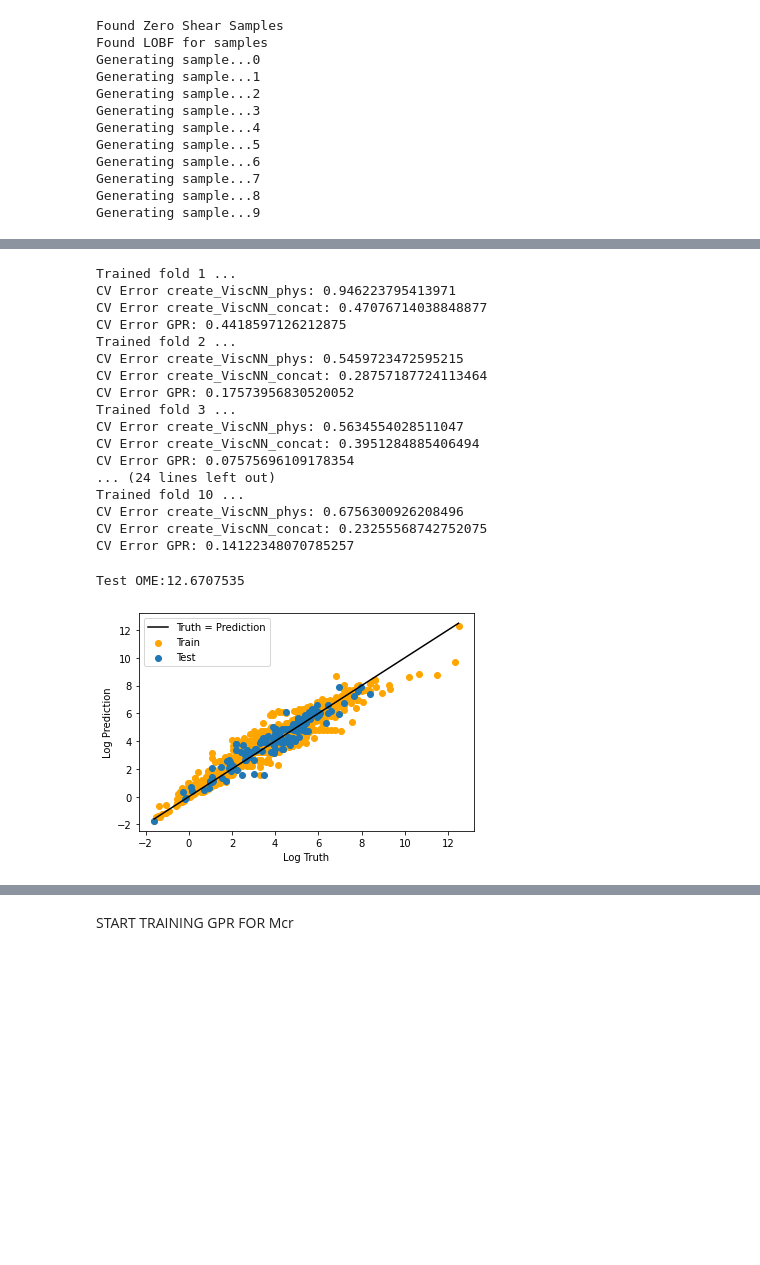
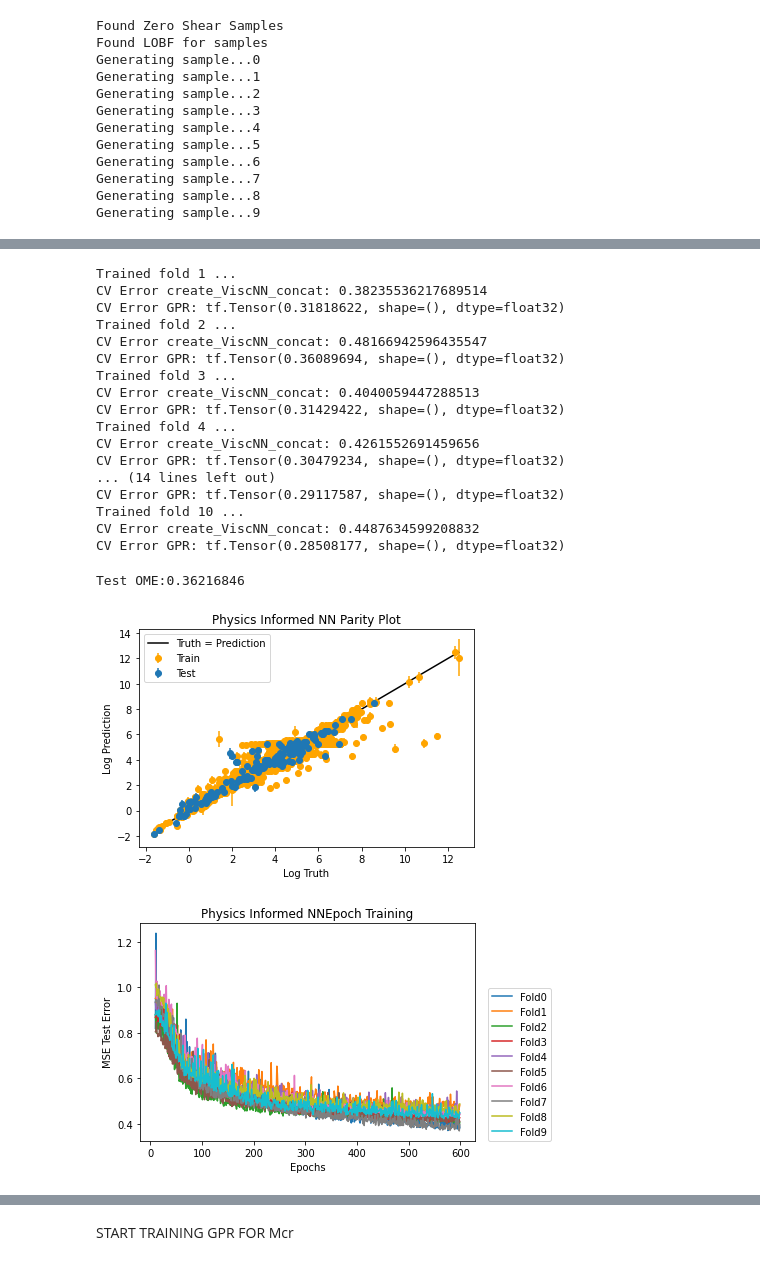
Before and after one commit to ajain300/Melt_Viscosity_Predictor, a Jupyter notebook: viscosityNN.ipynb, the cells around one changed output, grey strips where cells are left out. Saved outputs shown, nothing was run; the diff lists cells and outputs as text; code cells hidden in the pictures; blank space fills up the shorter version.

```diff
--- a/viscosityNN.ipynb
+++ b/viscosityNN.ipynb
@@ -94,7 +99,7 @@ log_shear = np.array(filtered_data['log_Shear_Rate']).reshape((tot_samples,1))
 shear = np.array(filtered_data['Shear_Rate']).reshape((tot_samples,1))
 Temp = np.array(filtered_data['Temperature']).reshape((tot_samples,1))
 scaler = MinMaxScaler(copy = False)
-scaler.fit(X_tot).transform(X_tot);
+scaler.fit(X_tot).transform(X_tot)
 #y_scaler = MinMaxScaler(copy = False)
 #y_scaler.fit(Y_tot).transform(Y_tot);
 #S_scaler = MaxAbsScaler().fit(log_shear)
@@ -103,7 +108,9 @@ T_scaler = MinMaxScaler().fit(Temp)
 Temp = T_scaler.transform(Temp);
 M_scaler = MinMaxScaler().fit(logMw)
 logMw = M_scaler.transform(logMw);
-S_trans = PowerTransformer(standardize = False).fit(shear)
-S_scaler = MinMaxScaler().fit(S_trans.transform(shear))
-shear = S_scaler.transform(S_trans.transform(shear))
-gpr_Mcr = Mcr_gpr_train(OG_fp, pca, M_scaler, scaler)
+#S_trans = PowerTransformer(standardize = False).fit(shear)
+#S_scaler = MinMaxScaler().fit(S_trans.transform(shear))
+S_scaler = MinMaxScaler().fit((shear))
+#shear = S_scaler.transform(S_trans.transform(shear))
+shear = S_scaler.transform((shear))
+#gpr_Mcr, mcr_cv_error = Mcr_gpr_train(OG_fp, None, M_scaler, scaler, transform = False)
@@ -114,5 +117,5 @@ array([-0.20024025])
 # %%
-XX, X_test, yy, y_test, M, M_test, S, S_test, T, T_test, train_ind, test_ind, gr_Mcr, gr_Mcr_test = train_test_split(X_tot, Y_tot, logMw, shear, Temp, range(tot_samples), np.array(above_Mcr(logMw, Mcr = gpr_Mcr.predict_y(X_tot)[0])), test_size= 0.10)
+XX, X_test, yy, y_test, M, M_test, S, S_test, T, T_test, train_ind, test_ind = train_test_split(X_tot, Y_tot,logMw, shear, Temp, range(tot_samples), test_size= 0.10)
 # %%
 plt.scatter(M, yy, c = 'orange')
 plt.scatter(M_test, y_test)
@@ -132,43 +135,44 @@ plt.scatter(T_test, y_test)
 # %%
-models, history, gpr_models, gp_cv  = crossval_compare([create_ViscNN_phys, create_ViscNN_concat], XX, yy, M=M, S=S, T=T, gr_Mcr=gr_Mcr, verbose = 1, random_state = 75, gpr_model = create_GPR)
+models, history, gpr_models, gp_cv  = crossval_compare([create_ViscNN_concat], XX, yy, M=M, S=S, T=T, S_trans = S_trans, S_scaler = S_scaler, M_scaler = M_scaler, verbose = 1, gpr_model = create_GPR, epochs = 600)
 # %% [output]
 Trained fold 1 ...
-CV Error create_ViscNN_phys: 0.946223795413971
-CV Error create_ViscNN_concat: 0.47076714038848877
-CV Error GPR: 0.4418597126212875
+CV Error create_ViscNN_concat: 0.38235536217689514
+CV Error GPR: tf.Tensor(0.31818622, shape=(), dtype=float32)
 Trained fold 2 ...
-CV Error create_ViscNN_phys: 0.5459723472595215
-CV Error create_ViscNN_concat: 0.28757187724113464
-CV Error GPR: 0.17573956830520052
+CV Error create_ViscNN_concat: 0.48166942596435547
+CV Error GPR: tf.Tensor(0.36089694, shape=(), dtype=float32)
 Trained fold 3 ...
-CV Error create_ViscNN_phys: 0.5634554028511047
-CV Error create_ViscNN_concat: 0.3951284885406494
-CV Error GPR: 0.07575696109178354
-... (24 lines left out)
+CV Error create_ViscNN_concat: 0.4040059447288513
+CV Error GPR: tf.Tensor(0.31429422, shape=(), dtype=float32)
+Trained fold 4 ...
+CV Error create_ViscNN_concat: 0.4261552691459656
+CV Error GPR: tf.Tensor(0.30479234, shape=(), dtype=float32)
+... (14 lines left out)
+CV Error GPR: tf.Tensor(0.29117587, shape=(), dtype=float32)
 Trained fold 10 ...
-CV Error create_ViscNN_phys: 0.6756300926208496
-CV Error create_ViscNN_concat: 0.23255568742752075
-CV Error GPR: 0.14122348070785257
+CV Error create_ViscNN_concat: 0.4487634599208832
+CV Error GPR: tf.Tensor(0.28508177, shape=(), dtype=float32)
+# %%
+model_num = 8
 # %%
-m_P = models[0][5]
+m_P = models[0][model_num]
 
-test_pred =  m_P.predict([X_test, M_test, S_test, T_test, gr_Mcr_test])
-train_pred = m_P.predict([XX, M, S, T, gr_Mcr])
-plt.scatter(yy, train_pred, c = 'orange')
-plt.scatter(y_test, test_pred)
+test_pred, test_var = predict_all_cv(models[0],[X_test, M_test, S_test, T_test])
+train_pred, train_var = predict_all_cv(models[0],[XX, M, S, T])
+plt.errorbar(yy,train_pred, yerr = train_var, c = 'orange', fmt = 'o')
+plt.errorbar(y_test ,test_pred, yerr= test_var, fmt =  'o')
 
 plt.plot(np.linspace((min(yy)[0]), (max(yy)[0]), num = 2),np.linspace((min(yy)[0]), (max(yy)[0]), num = 2),'k-')
 plt.ylabel('Log Prediction')
 plt.xlabel('Log Truth')
 plt.legend(['Truth = Prediction','Train','Test'])
-#rmse = metrics.RMSE(mean, yy)
-#mape = metrics.MAPE(mean, yy)
-#print("Test MSE:" + str(model.evaluate([X_test, M_scaler.inverse_transform(M_test), S_scaler.inverse_transform(S_test), T_scaler.inverse_transform(T_test)],y_test , verbose=0)))
-#print("Test OME:" + str(OME(model.predict([X_test, M_scaler.inverse_transform(M_test), S_scaler.inverse_transform(S_test), T_scaler.inverse_transform(T_test)]), y_test).numpy()))
-#print("Test MSE:" + str(model.evaluate([X_test, M_test, S_test, T_test,M_scaler.inverse_transform(M_test), S_scaler.inverse_transform(S_test), T_scaler.inverse_transform(T_test)],y_test , verbose=0)))
-print("Test OME:" + str(OME(test_pred, y_test).numpy()))
+plt.title('Physics Informed NN Parity Plot')
+val_epochs(history[0], name = 'Physics Informed NN')
+
+print("Test OME:" + str(OME(np.array(test_pred),[y[0] for y in y_test]).numpy()))
 # %% [output]
-Test OME:12.6707535
+Test OME:0.36216846
-[figure, old version]
+[figure, new version]
+[figure, added]
 # %%
 train_df, test_df = evaluate_model(test_pred, train_pred , filtered_data, (train_ind, test_ind))
```
Also changed, not shown: parts of 35 cells of this notebook, 8 other files.
